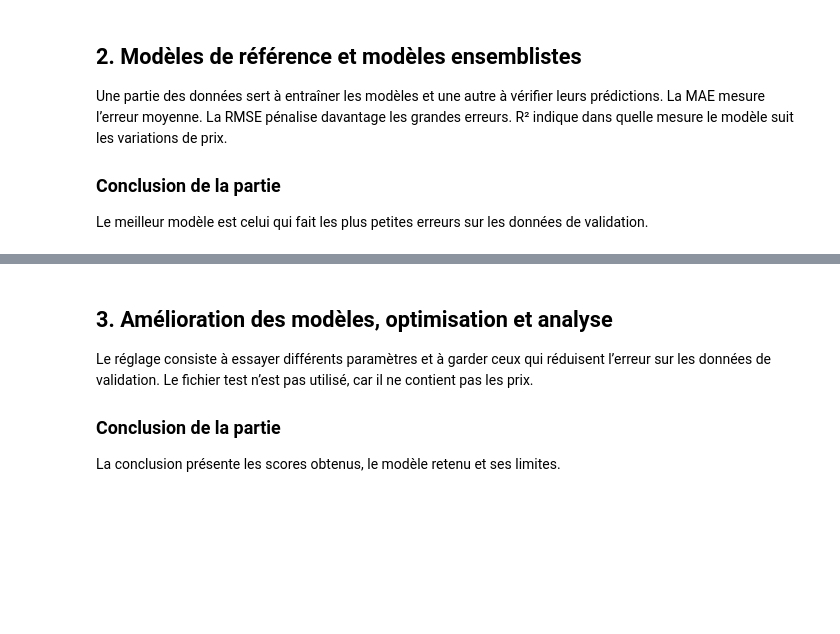
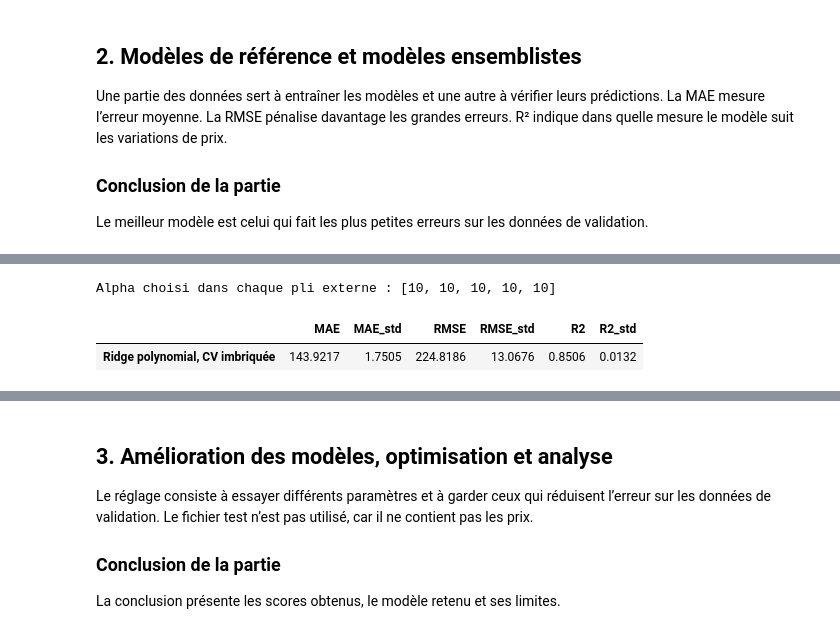
Before and after one commit to ImagineYoureAFrog/Laptop-Price, a Jupyter notebook: computer_prices_2025.ipynb, the cells around one changed output, grey strips where cells are left out. Drawn from its saved outputs; the diff is of its cells as text; code cells hidden in the pictures; blank space fills up the shorter version.

```diff
--- a/computer_prices_2025.ipynb
+++ b/computer_prices_2025.ipynb
@@ -885,0 +786,26 @@ Train vs. Unseen Test Set:
+# %%
+# Cible et variables : on part du jeu "reference" (avec pixel_density), sans la colonne price
+TARGET = "price"
+X_all = datasets["reference"].drop(columns=TARGET)
+y_all = datasets["reference"][TARGET]
+
+# Un seul split, réutilisé par TOUS les modèles du notebook
+train_idx, test_idx = train_test_split(X_all.index, test_size=0.2, random_state=42)
+X_train_full, X_test = X_all.loc[train_idx], X_all.loc[test_idx]
+y_train_full, y_test = y_all.loc[train_idx], y_all.loc[test_idx]
+
+num_cols = X_train_full.select_dtypes(include=[np.number]).columns.tolist()
+cat_cols = [c for c in X_train_full.columns if c not in num_cols]
+
+# Même protocole de validation pour tous les modèles
+outer_cv = KFold(n_splits=5, shuffle=True, random_state=42)
+inner_cv = KFold(n_splits=3, shuffle=True, random_state=42)
+scoring = {
+    "mae": "neg_mean_absolute_error",
+    "rmse": "neg_root_mean_squared_error",
+    "r2": "r2",
+}
+
+print(f"Train : {X_train_full.shape[0]:,} lignes | Test : {X_test.shape[0]:,} lignes")
+print(f"{len(num_cols)} variables numériques, {len(cat_cols)} catégorielles")
+print("price présent dans X ?", TARGET in X_train_full.columns)
@@ -885,0 +925,19 @@ Train vs. Unseen Test Set:
+# %%
+# Validation croisée imbriquée : alpha est choisi par la boucle interne (3 plis),
+# puis la performance est mesurée par la boucle externe (5 plis) sur des données non vues par ce choix.
+alpha_grid = {"reg__alpha": [0.1, 1, 10, 100, 1000]}
+poly_ridge = make_ridge(X_train_full, polynomial_degree=2)
+
+search = GridSearchCV(poly_ridge, alpha_grid, cv=inner_cv,
+                      scoring="neg_root_mean_squared_error", n_jobs=-1)
+nested_scores = cross_validate(search, X_train_full, y_train_full, cv=outer_cv,
+                               scoring=scoring, return_estimator=True)
+
+nested_summary = cv_summary(nested_scores)
+chosen_alphas = [est.best_params_["reg__alpha"] for est in nested_scores["estimator"]]
+print("Alpha choisi dans chaque pli externe :", chosen_alphas)
+display(pd.DataFrame(nested_summary, index=["Ridge polynomial, CV imbriquée"]).round(4))
+# %% [output]
+Alpha choisi dans chaque pli externe : [10, 10, 10, 10, 10]
+|  | MAE | MAE_std | RMSE | RMSE_std | R2 | R2_std |
+| Ridge polynomial, CV imbriquée | 143.9217 | 1.7505 | 224.8186 | 13.0676 | 0.8506 | 0.0132 |
```
Also changed, not shown: parts of 29 cells of this notebook.
